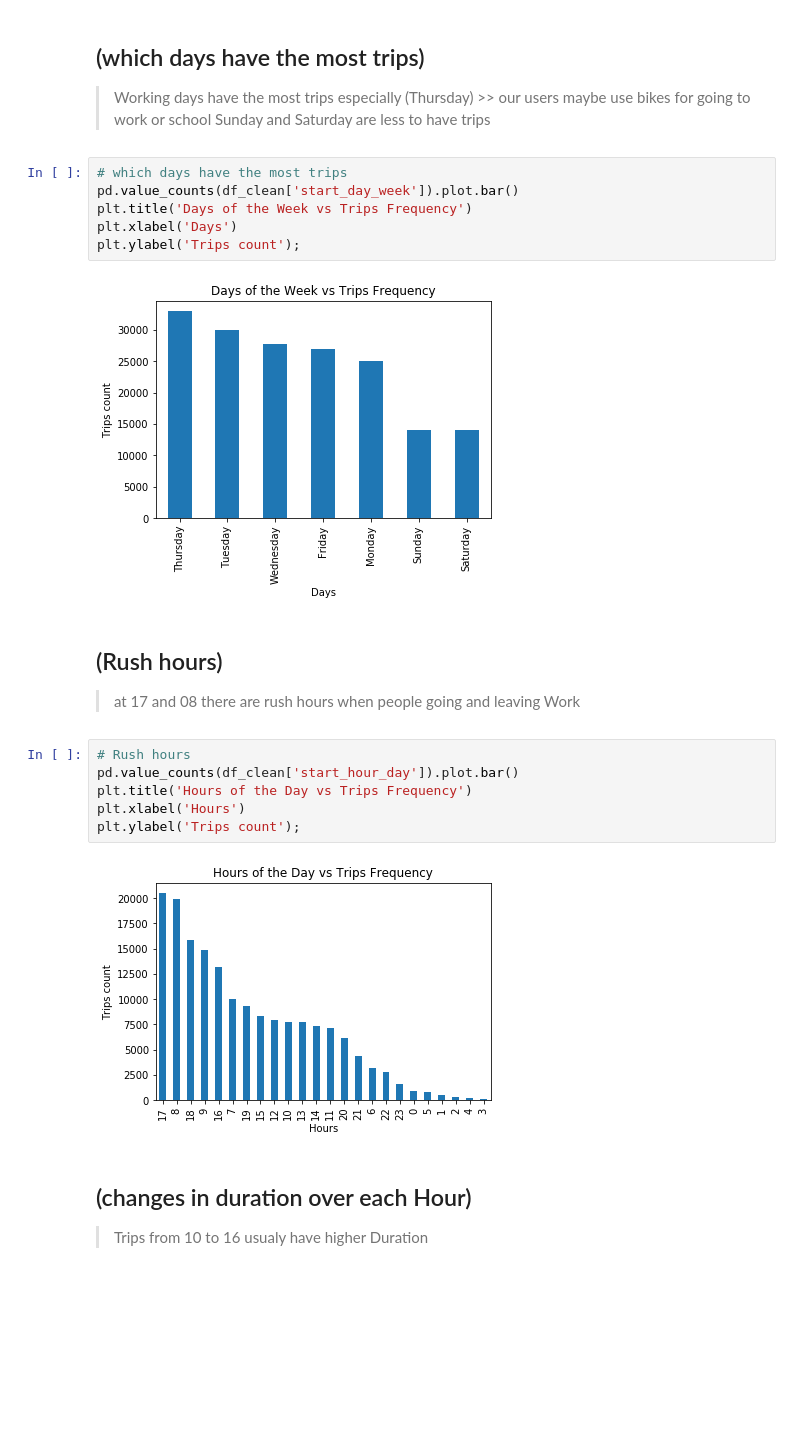
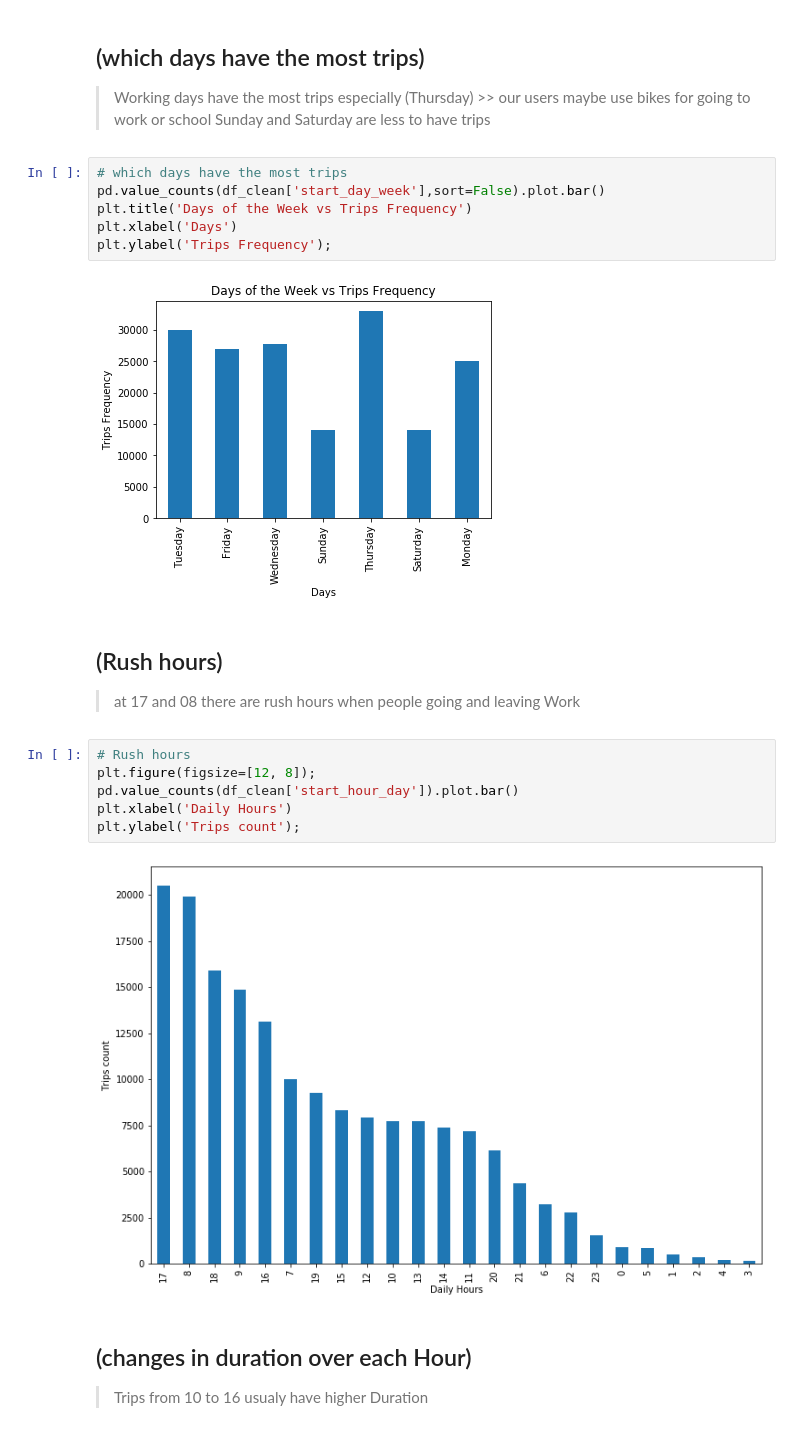
Before and after one commit to AhmedSaeed98/Ford-Go-Bike-Project, a Jupyter notebook: FordGoBike_slide_deck.ipynb, the cells around one changed output. Drawn from its saved outputs; the diff is of its cells as text; blank space fills up the shorter version.

```diff
--- a/FordGoBike_slide_deck.ipynb
+++ b/FordGoBike_slide_deck.ipynb
@@ -62,24 +67,24 @@ plt.ylabel('Frequency');
 Sunday and Saturday are less to have trips
 # %%
 # which days have the most trips
-pd.value_counts(df_clean['start_day_week']).plot.bar()
+pd.value_counts(df_clean['start_day_week'],sort=False).plot.bar()
 plt.title('Days of the Week vs Trips Frequency')
 plt.xlabel('Days')
-plt.ylabel('Trips count');
+plt.ylabel('Trips Frequency');
 # %% [output]
-[figure, old version]
+[figure, new version]
 # %% [markdown]
 ## (Rush hours)
 
 > at 17 and 08 there are rush hours when people going and leaving Work
 # %%
 # Rush hours
+plt.figure(figsize=[12, 8]);
 pd.value_counts(df_clean['start_hour_day']).plot.bar()
-plt.title('Hours of the Day vs Trips Frequency')
-plt.xlabel('Hours')
+plt.xlabel('Daily Hours')
 plt.ylabel('Trips count');
 # %% [output]
-[figure, old version]
+[figure, new version]
 # %% [markdown]
 ## (changes in duration over each Hour)
 
```
Also changed, not shown: parts of 4 cells of this notebook.
